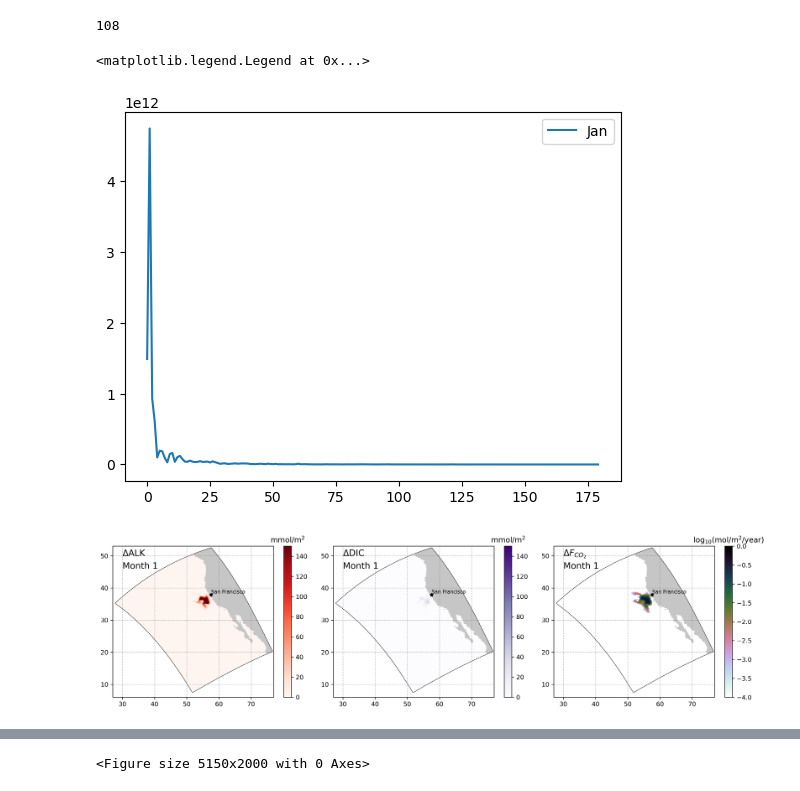
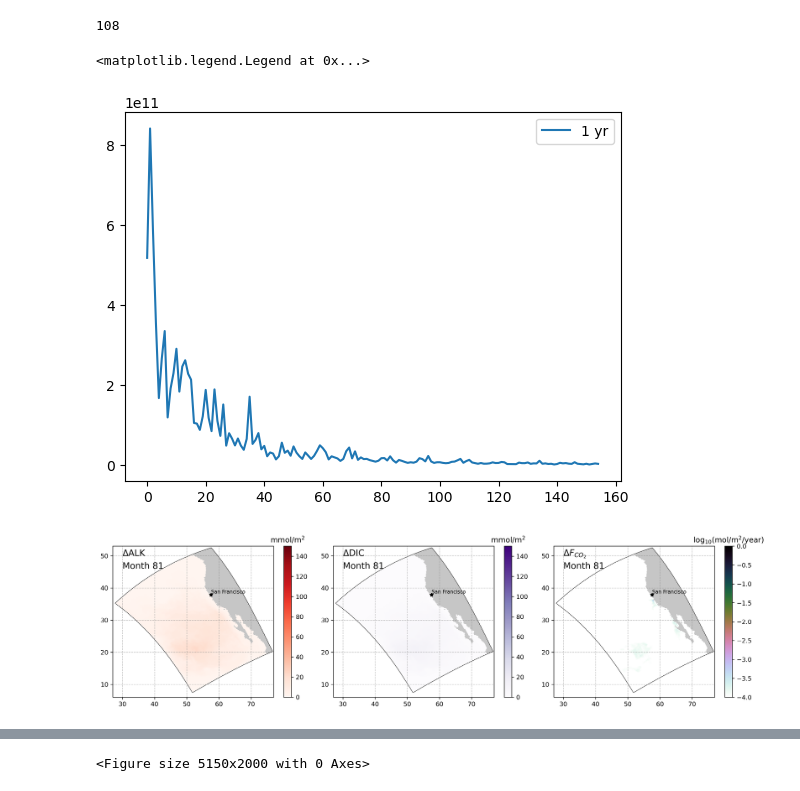
Before and after one commit to ElizabethYankovsky/CWorthy, a Jupyter notebook: ROMS_analysis/Basic_analysis_EASTPAC25KM.ipynb, the cells around one changed output, grey strips where cells are left out. Cells and saved outputs as stored; diff of their text form; code cells hidden in the pictures.

```diff
--- a/ROMS_analysis/Basic_analysis_EASTPAC25KM.ipynb
+++ b/ROMS_analysis/Basic_analysis_EASTPAC25KM.ipynb
@@ -172,7 +174,7 @@ ALK_diff_3yr = np.zeros([len(infiles_ctl),dx.shape[0],dx.shape[1]])
 DIC_diff_3yr = np.zeros([len(infiles_ctl),dx.shape[0],dx.shape[1]])
 flux_diff_3yr = np.zeros([len(infiles_ctl),dx.shape[0],dx.shape[1]])
 # %%
-for index in range(10): #range(len(infiles)):
+for index in range(len(infiles_ctl)):
     print(index)
     ALK_forced_Jan = xr.open_dataset(infiles_Jan[index])['Alk'][1,:,:,:]
     DIC_forced_Jan = xr.open_dataset(infiles_Jan[index])['DIC'][1,:,:,:]
@@ -726,20 +625,19 @@ Text(0.5, 1.07, '25 KM Resolution')
 # %%
 int_fluxJan = np.nansum(np.nansum(flux_diff_Jan*area.values,axis=1),axis=1)*30.42*86400
 int_flux1yr = np.nansum(np.nansum(flux_diff_1yr*area.values,axis=1),axis=1)*30.42*86400
 int_flux3yr = np.nansum(np.nansum(flux_diff_3yr*area.values,axis=1),axis=1)*30.42*86400
 
 #int_flux = flux_diff_1yr#*area
 #int_flux.shape
-plt.plot(int_fluxJan,label='Jan')
-#plt.plot(int_flux1yr,label='1 yr')
+#plt.plot(int_fluxJan,label='Jan')
+plt.plot(int_flux1yr[25:],label='1 yr')
 #plt.plot(int_flux3yr,label='3 yr')
 plt.legend()
 # %% [output]
 <matplotlib.legend.Legend at 0x...>
-[figure, old version]
+[figure, new version]
 # %%
-
-for ii in range(0,1):  #len(bgc_1YR)
+for ii in range(80,81):  #len(bgc_1YR)
     true_lat = 37.78
     true_lon = -122.43+180
     fig = plt.figure(figsize=(15,4),dpi=300)
@@ -817,4 +715,4 @@ for ii in range(0,1):  #len(bgc_1YR)
     plt.savefig("vidfiles_lr/%03d.png" % ii,dpi=500)
  #   plt.clf()
 # %% [output]
-[figure, old version]
+[figure, new version]
```
Also changed, not shown: parts of 15 cells of this notebook, 7 other files.
